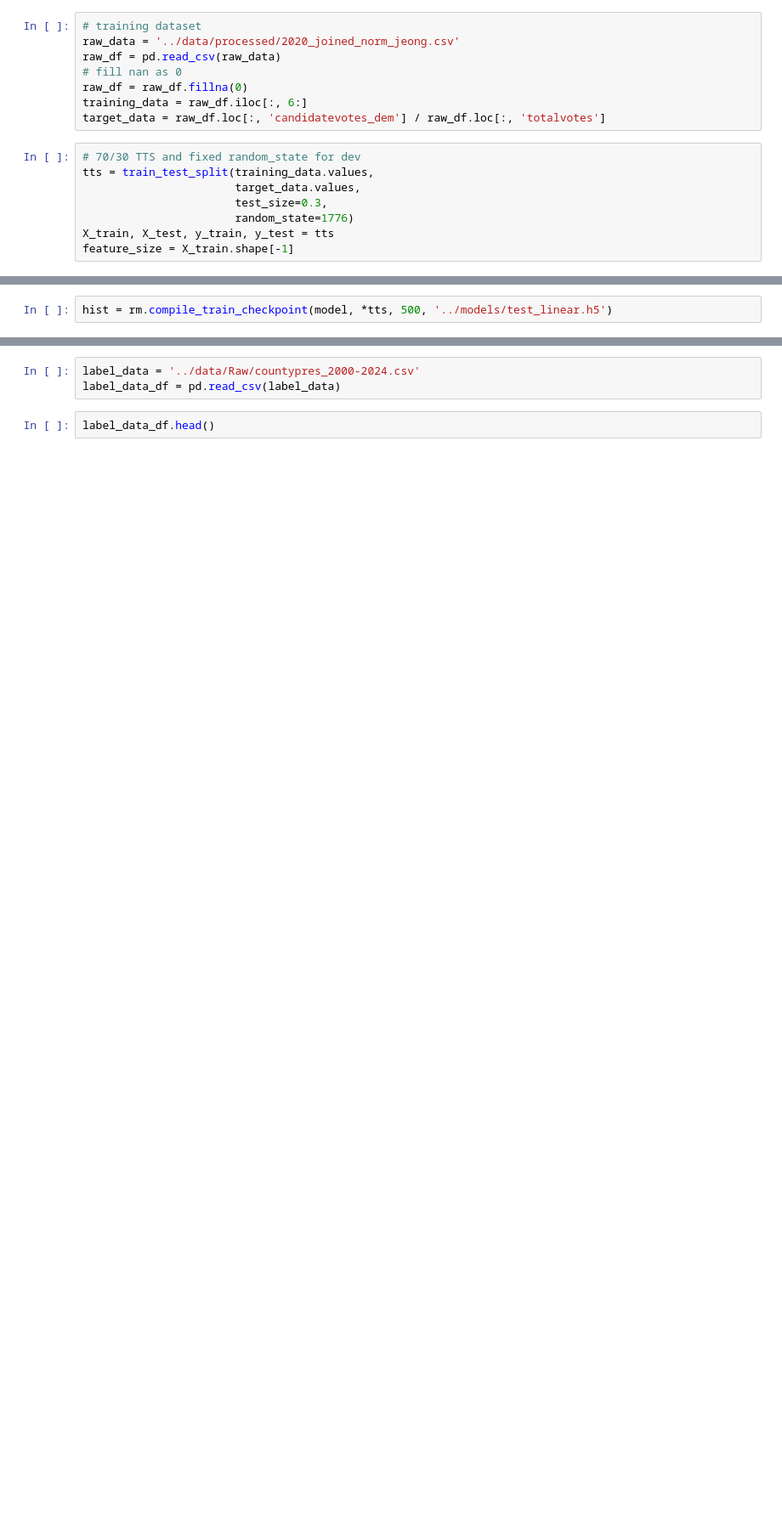
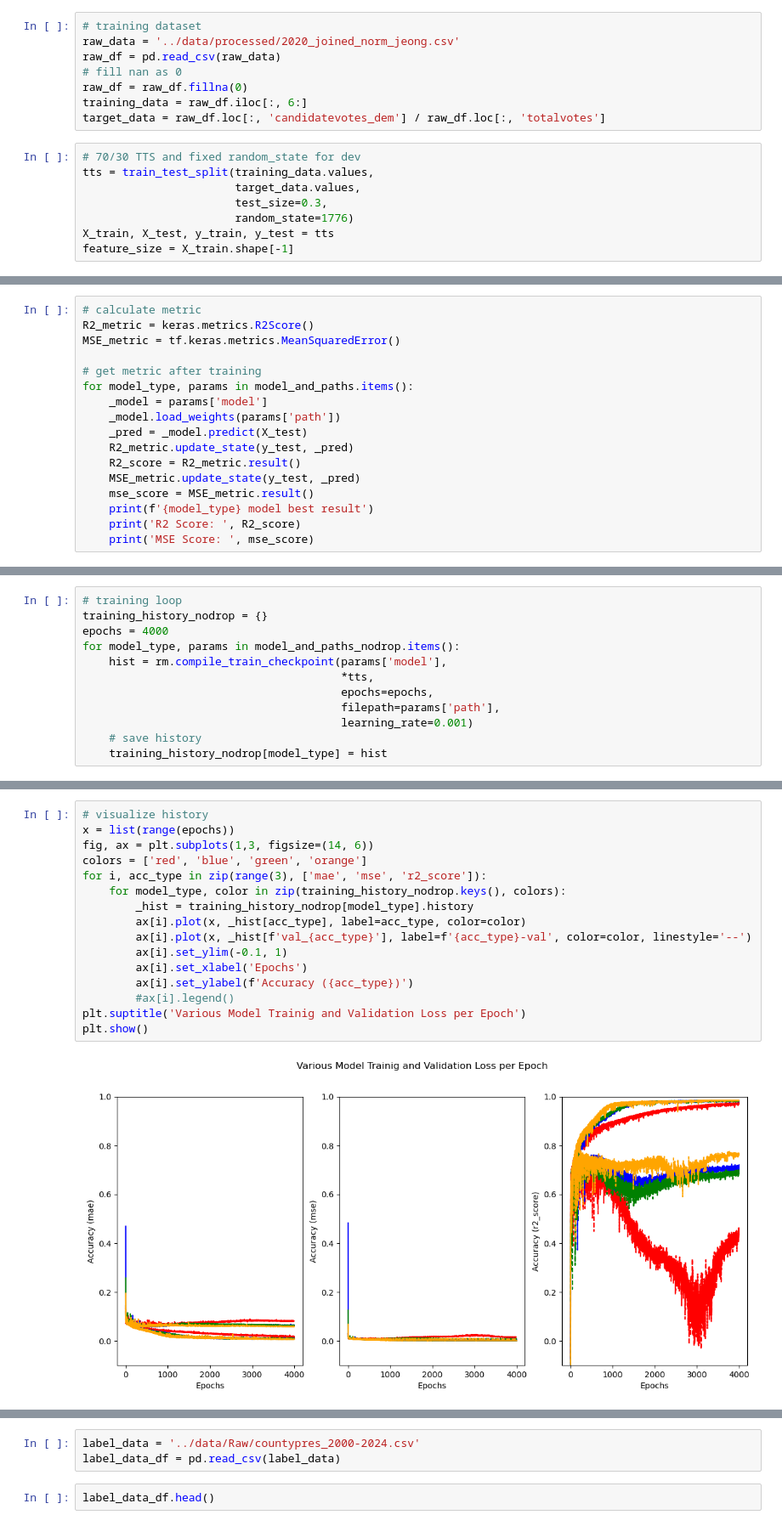
Before and after one commit to datif1/DSC445-ML1-Election-Prediction, a Jupyter notebook: notebooks/nn_regression.ipynb, the cells around one changed output, grey strips where cells are left out. Shown at 85% size. Drawn from its saved outputs; the diff is of its cells as text; blank space fills up the shorter version.

```diff
--- a/notebooks/nn_regression.ipynb
+++ b/notebooks/nn_regression.ipynb
@@ -34,3 +109,18 @@ model = rm.simple_regressr(feature_size)
 # %%
-hist = rm.compile_train_checkpoint(model, *tts, 500, '../models/test_linear.h5')
+# calculate metric
+R2_metric = keras.metrics.R2Score()
+MSE_metric = tf.keras.metrics.MeanSquaredError()
+
+# get metric after training
+for model_type, params in model_and_paths.items():
+    _model = params['model']
+    _model.load_weights(params['path'])
+    _pred = _model.predict(X_test)
+    R2_metric.update_state(y_test, _pred)
+    R2_score = R2_metric.result()
+    MSE_metric.update_state(y_test, _pred)
+    mse_score = MSE_metric.result()
+    print(f'{model_type} model best result')
+    print('R2 Score: ', R2_score)
+    print('MSE Score: ', mse_score)
 # %% [output]
@@ -54,0 +167,12 @@ KeyboardInterrupt:
+# %%
+# training loop
+training_history_nodrop = {}
+epochs = 4000
+for model_type, params in model_and_paths_nodrop.items():
+    hist = rm.compile_train_checkpoint(params['model'],
+                                       *tts,
+                                       epochs=epochs,
+                                       filepath=params['path'],
+                                       learning_rate=0.001)
+    # save history
+    training_history_nodrop[model_type] = hist
@@ -54,0 +195,18 @@ KeyboardInterrupt:
+# %%
+# visualize history
+x = list(range(epochs))
+fig, ax = plt.subplots(1,3, figsize=(14, 6))
+colors = ['red', 'blue', 'green', 'orange']
+for i, acc_type in zip(range(3), ['mae', 'mse', 'r2_score']):
+    for model_type, color in zip(training_history_nodrop.keys(), colors):
+        _hist = training_history_nodrop[model_type].history
+        ax[i].plot(x, _hist[acc_type], label=acc_type, color=color)
+        ax[i].plot(x, _hist[f'val_{acc_type}'], label=f'{acc_type}-val', color=color, linestyle='--')
+        ax[i].set_ylim(-0.1, 1)
+        ax[i].set_xlabel('Epochs')
+        ax[i].set_ylabel(f'Accuracy ({acc_type})')
+        #ax[i].legend()
+plt.suptitle('Various Model Trainig and Validation Loss per Epoch')
+plt.show()
+# %% [output]
+[figure, added]
```
Also changed, not shown: parts of 10 cells of this notebook, 5 other files.
